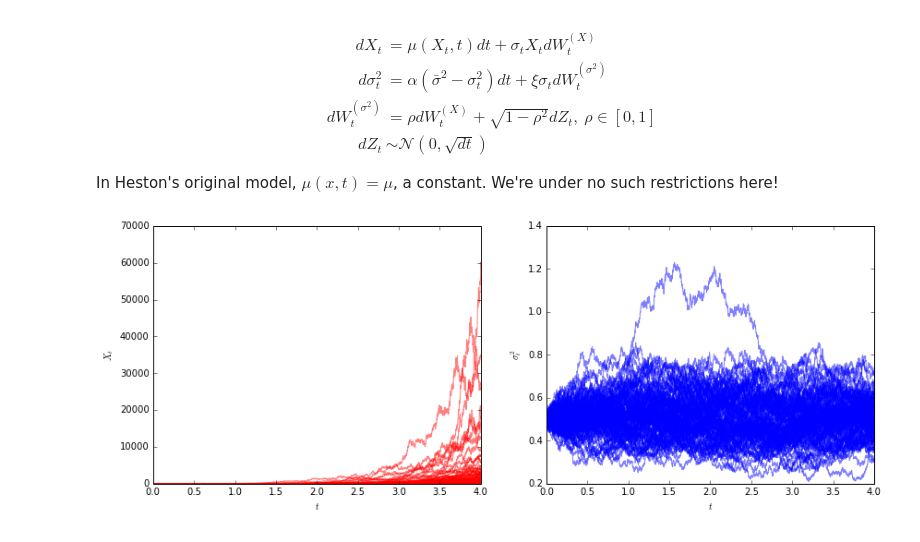
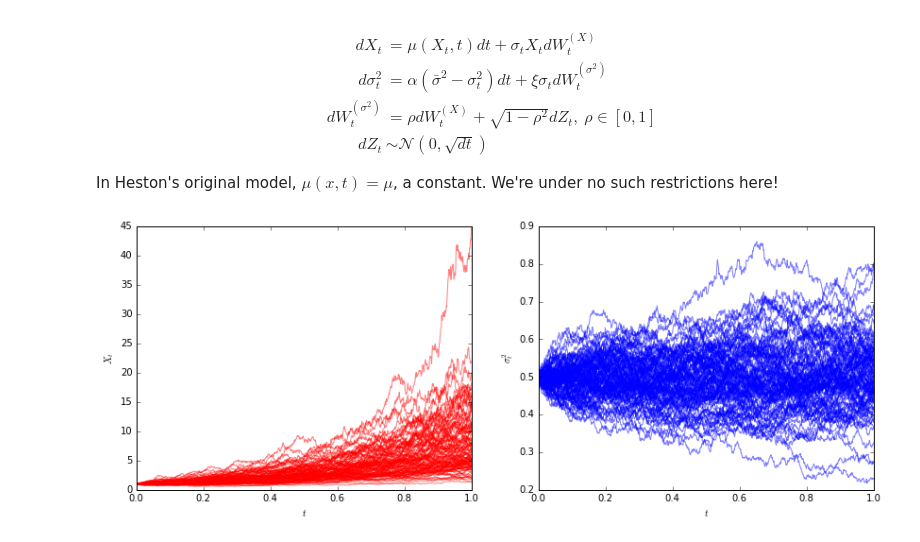
Before and after one commit to mvarnold/dynsys, a Jupyter notebook: examples.ipynb, the cells around one changed output. Drawn from its saved outputs; the diff is of its cells as text; code cells hidden in the pictures.

```diff
--- a/examples.ipynb
+++ b/examples.ipynb
@@ -57,0 +113,23 @@ plt.show()
+# %%
+thetadots = np.linspace(-3., 3., 20)
+t0 = 0.
+T = 20.
+dt = 0.00005
+
+def f(x, t):
+    return np.asarray( [x[1],
+                        -1. * np.sin(x[0])] )
+
+fig, ax = plt.subplots(1, 1, figsize=(10, 7))
+
+for thetadot in thetadots:
+    x, time = euler_forward(f, t0, T, dt, [0., thetadot])
+    ax.plot( x[:, 0], x[:, 1], label=round(thetadot, 2) )
+
+ax.set_xlabel('$\\theta$')
+ax.set_ylabel('$\dot{\\theta}$')
+#ax.legend()
+ax.set_xlim(-np.pi, np.pi)
+ax.set_ylim(-3.5, 3.5)
+
+plt.show()
@@ -151,31 +229,31 @@ In Heston's original model, $\mu(x, t) = \mu$, a constant. We're under no such r
 # %%
 from stochastic_volatility import heston_model
 
 def standard_mu(x, t):
     return 2. * x
 
 t0 = 0.
-T = 4.
+T = 1.
 dt = 0.001
 x0 = [1., 0.5]  # x[0] = X, x[1] = sigma^2
 sigmabar = 0.5
 corr = 0.5
 vol_vol = 0.2
 
 standard_paths, time = heston_model(standard_mu, t0, T, dt, x0,
                                    sigmabar=sigmabar, corr=corr,
                                    vol_vol=vol_vol)
 
 # look at paths over time
 fig, axes = plt.subplots(1, 2, figsize=(14, 5))
 for path in standard_paths:
     axes[0].plot(time, path[:, 0], 'r-', alpha=0.5)
     axes[1].plot(time, path[:, 1], 'b-', alpha=0.5)
 
 axes[0].set_xlabel('$t$')
 axes[1].set_xlabel('$t$')
 axes[0].set_ylabel('$X_t$')
 axes[1].set_ylabel('$\sigma_t^2$')
 plt.show()
 # %% [output]
-[figure, old version]
+[figure, new version]
```
Also changed, not shown: parts of 8 cells of this notebook.
